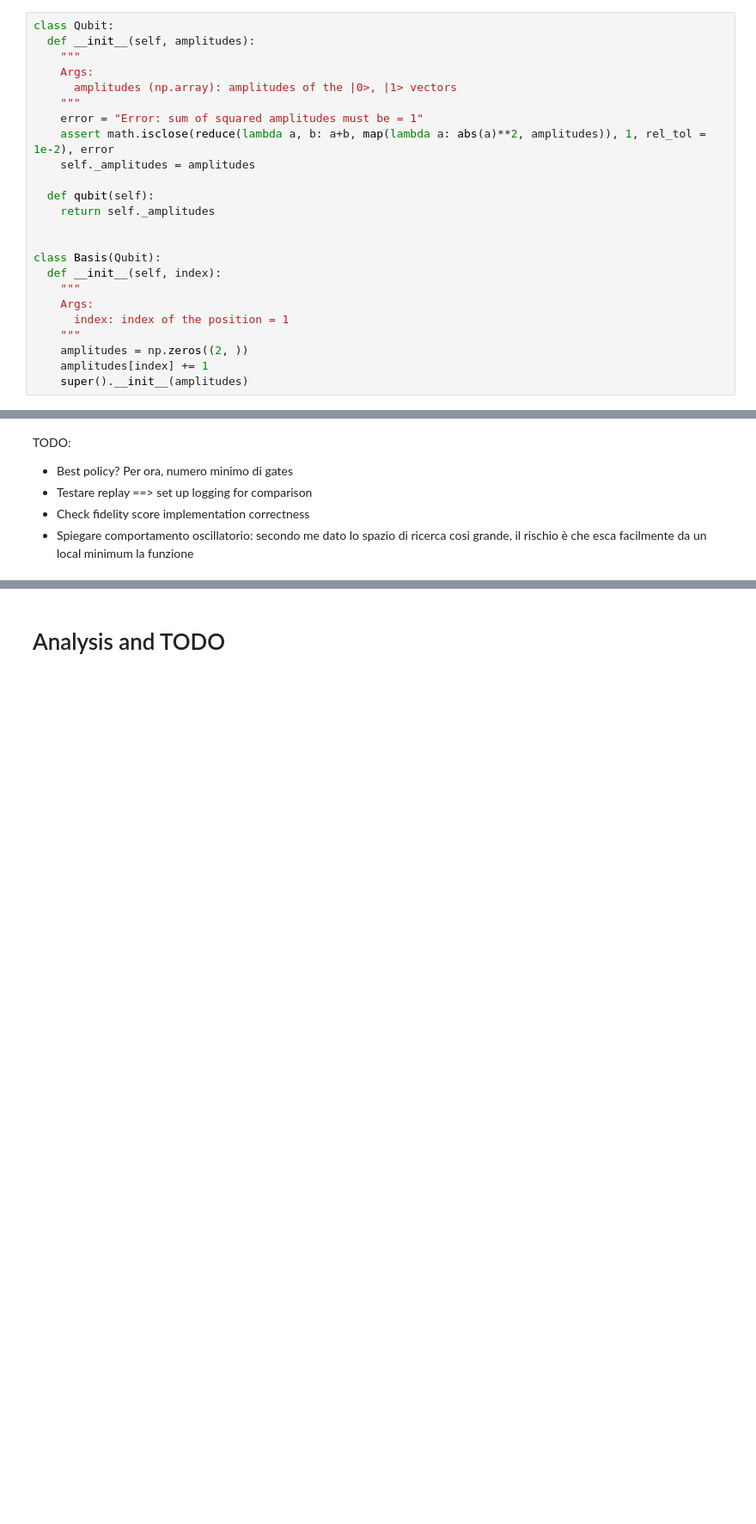
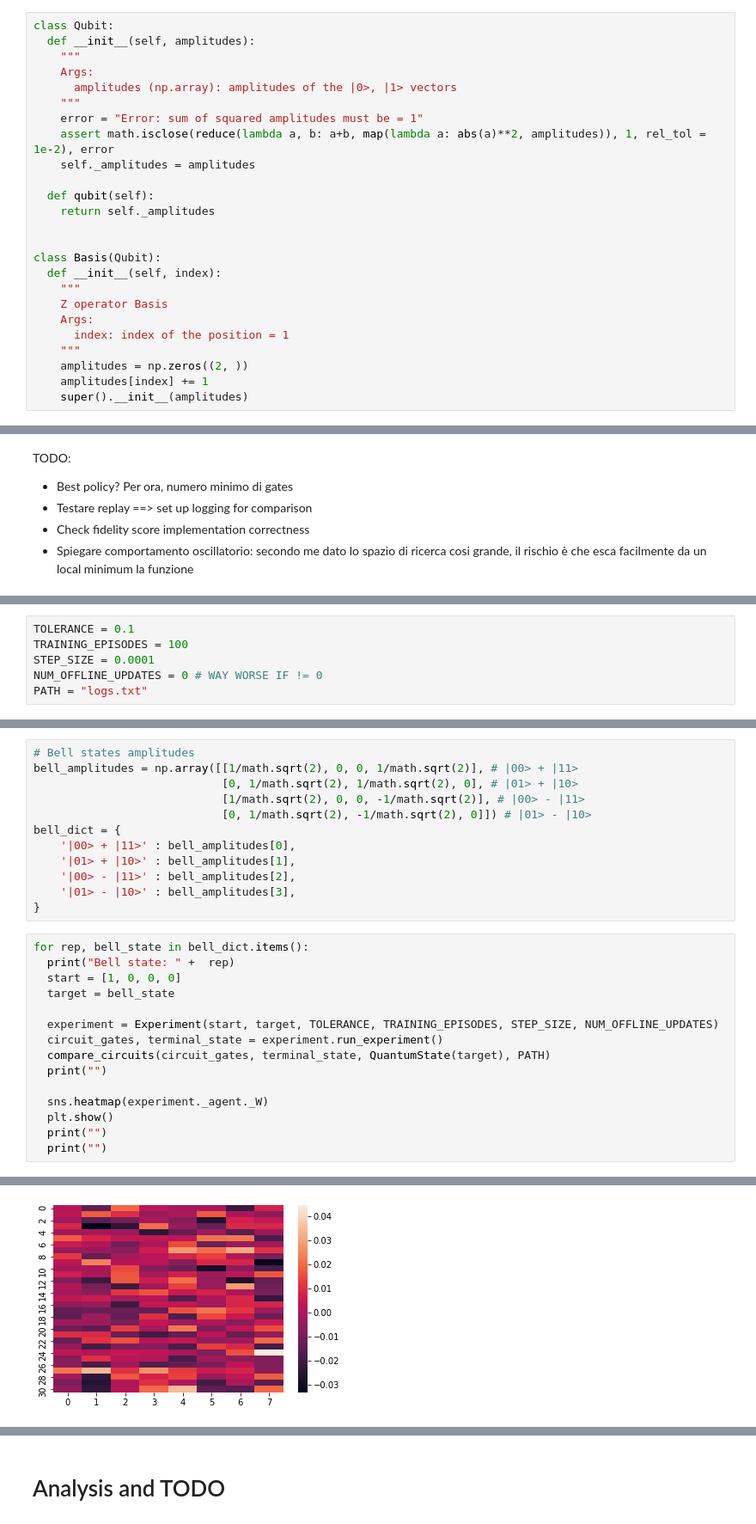
Before and after one commit to francescomontagna/Quantum-Reinforcement-Learning, a Jupyter notebook: QuantumRL.ipynb, the cells around one changed output, grey strips where cells are left out. Shown at 86% size. Drawn from its saved outputs; the diff is of its cells as text; blank space fills up the shorter version.

Commit message:
Bell states experiment. Bad results, do we need Hadamard?

```diff
--- a/QuantumRL.ipynb
+++ b/QuantumRL.ipynb
@@ -78,6 +76,7 @@ class Qubit:
 class Basis(Qubit):
   def __init__(self, index):
     """
+    Z operator Basis
     Args:
       index: index of the position = 1
     """
@@ -883,0 +803,6 @@ files.download(PATH)
+# %%
+TOLERANCE = 0.1
+TRAINING_EPISODES = 100
+STEP_SIZE = 0.0001
+NUM_OFFLINE_UPDATES = 0 # WAY WORSE IF != 0
+PATH = "logs.txt"
@@ -883,0 +817,28 @@ files.download(PATH)
+# %%
+# Bell states amplitudes
+bell_amplitudes = np.array([[1/math.sqrt(2), 0, 0, 1/math.sqrt(2)], # |00> + |11>
+                            [0, 1/math.sqrt(2), 1/math.sqrt(2), 0], # |01> + |10>
+                            [1/math.sqrt(2), 0, 0, -1/math.sqrt(2)], # |00> - |11>
+                            [0, 1/math.sqrt(2), -1/math.sqrt(2), 0]]) # |01> - |10>
+bell_dict = {
+    '|00> + |11>' : bell_amplitudes[0],
+    '|01> + |10>' : bell_amplitudes[1],
+    '|00> - |11>' : bell_amplitudes[2],
+    '|01> - |10>' : bell_amplitudes[3],
+}
+# %%
+for rep, bell_state in bell_dict.items():
+  print("Bell state: " +  rep)
+  start = [1, 0, 0, 0]
+  target = bell_state
+
+  experiment = Experiment(start, target, TOLERANCE, TRAINING_EPISODES, STEP_SIZE, NUM_OFFLINE_UPDATES)
+  circuit_gates, terminal_state = experiment.run_experiment()
+  compare_circuits(circuit_gates, terminal_state, QuantumState(target), PATH)
+  print("")
+
+  sns.heatmap(experiment._agent._W)
+  plt.show()
+  print("")
+  print("")
+# %% [output]
@@ -883,0 +854 @@ files.download(PATH)
+[figure, added]
```
Also changed, not shown: parts of 7 cells of this notebook.
